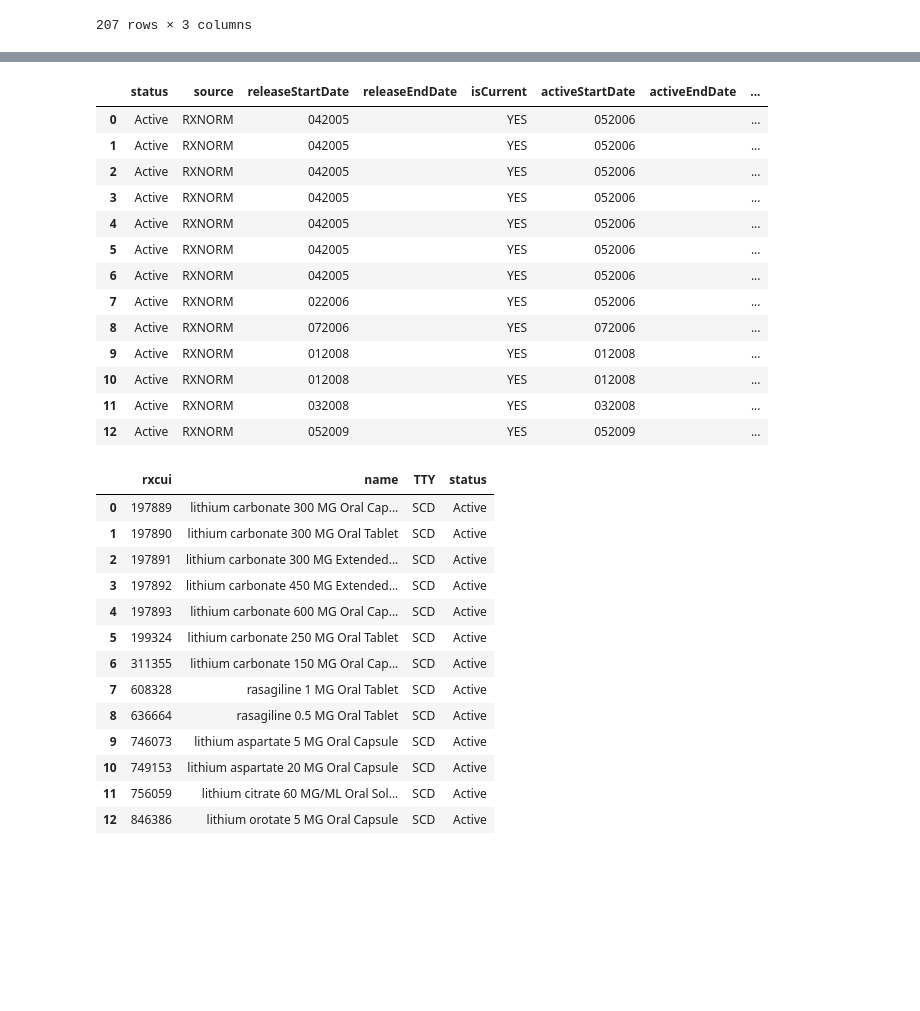
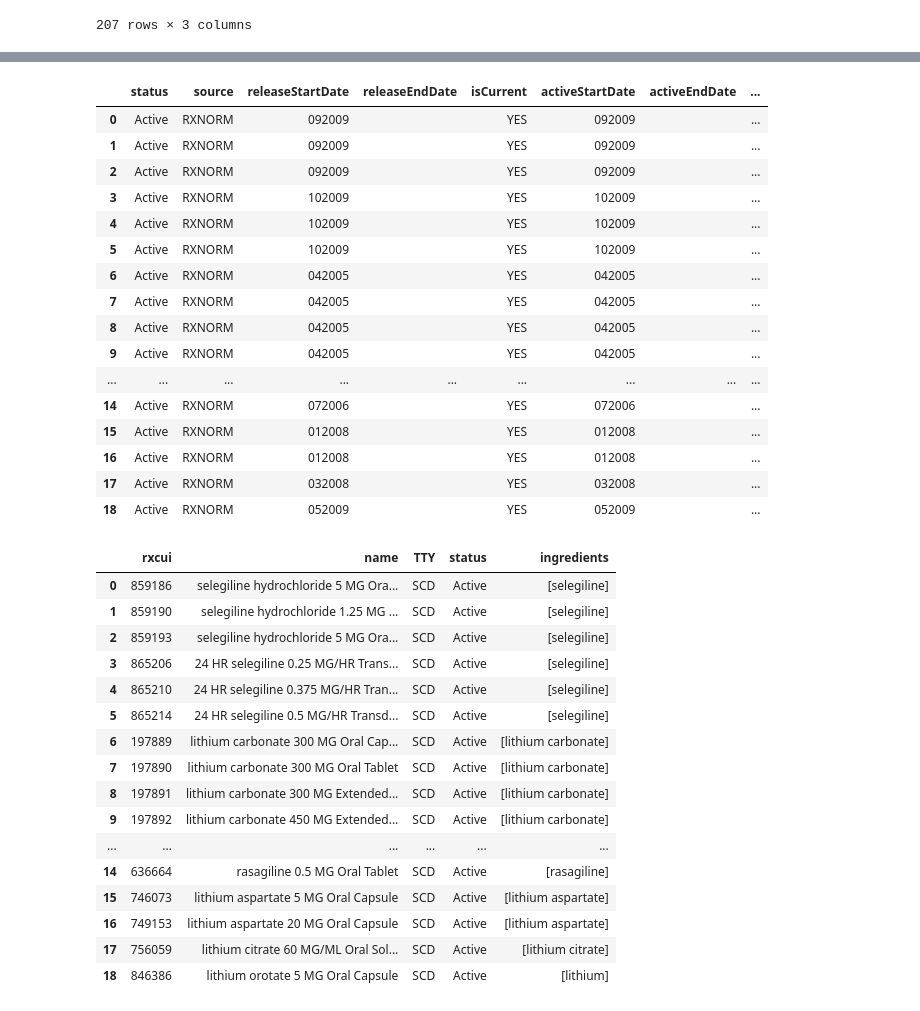
Before and after one commit to danielhmendoza01/Automatic_Code_Sets, a Jupyter notebook: RxNorm/Antidepressant/antidepressant.ipynb, the cells around one changed output, grey strips where cells are left out. Drawn from its saved outputs; the diff is of its cells as text; code cells hidden in the pictures; blank space fills up the shorter version.

Commit message:
output with updated ingredient/No more nonopioid

```diff
--- a/RxNorm/Antidepressant/antidepressant.ipynb
+++ b/RxNorm/Antidepressant/antidepressant.ipynb
@@ -112,3 +112,14 @@ df_list
 | 205 | 1439840 | vortioxetine 15 MG Oral Tablet | SCD |
 | 206 | 1298803 | maprotiline hydrochloride 10 MG O... | SCD |
 207 rows × 3 columns
+# %%
+df_list["ingredients"] = None
+for i, row in df_list.iterrows():
+    try:
+        df_active_ing = query_self(str(df_list.loc[i, "rxcui"]))
+        df_list.at[i, 'ingredients'] = list(df_active_ing['name'])
+    except AttributeError:
+        continue
+# %%
+df_list['ingredients'] = df_list['ingredients'].fillna('Obsolete Error')
+df_list
@@ -176,38 +206,44 @@ for code in absent_drugs['rxcui']:
 df_status
 # %% [output]
 |  | status | source | releaseStartDate | releaseEndDate | isCurrent | activeStartDate | activeEndDate | ... |
-| 0 | Active | RXNORM | 042005 |  | YES | 052006 |  | ... |
-| 1 | Active | RXNORM | 042005 |  | YES | 052006 |  | ... |
-| 2 | Active | RXNORM | 042005 |  | YES | 052006 |  | ... |
-| 3 | Active | RXNORM | 042005 |  | YES | 052006 |  | ... |
-| 4 | Active | RXNORM | 042005 |  | YES | 052006 |  | ... |
-| 5 | Active | RXNORM | 042005 |  | YES | 052006 |  | ... |
-| 6 | Active | RXNORM | 042005 |  | YES | 052006 |  | ... |
-| 7 | Active | RXNORM | 022006 |  | YES | 052006 |  | ... |
-| 8 | Active | RXNORM | 072006 |  | YES | 072006 |  | ... |
-| 9 | Active | RXNORM | 012008 |  | YES | 012008 |  | ... |
-| 10 | Active | RXNORM | 012008 |  | YES | 012008 |  | ... |
-| 11 | Active | RXNORM | 032008 |  | YES | 032008 |  | ... |
-| 12 | Active | RXNORM | 052009 |  | YES | 052009 |  | ... |
+| 0 | Active | RXNORM | 092009 |  | YES | 092009 |  | ... |
+| 1 | Active | RXNORM | 092009 |  | YES | 092009 |  | ... |
+| 2 | Active | RXNORM | 092009 |  | YES | 092009 |  | ... |
+| 3 | Active | RXNORM | 102009 |  | YES | 102009 |  | ... |
+| 4 | Active | RXNORM | 102009 |  | YES | 102009 |  | ... |
+| 5 | Active | RXNORM | 102009 |  | YES | 102009 |  | ... |
+| 6 | Active | RXNORM | 042005 |  | YES | 042005 |  | ... |
+| 7 | Active | RXNORM | 042005 |  | YES | 042005 |  | ... |
+| 8 | Active | RXNORM | 042005 |  | YES | 042005 |  | ... |
+| 9 | Active | RXNORM | 042005 |  | YES | 042005 |  | ... |
+| ... | ... | ... | ... | ... | ... | ... | ... | ... |
+| 14 | Active | RXNORM | 072006 |  | YES | 072006 |  | ... |
+| 15 | Active | RXNORM | 012008 |  | YES | 012008 |  | ... |
+| 16 | Active | RXNORM | 012008 |  | YES | 012008 |  | ... |
+| 17 | Active | RXNORM | 032008 |  | YES | 032008 |  | ... |
+| 18 | Active | RXNORM | 052009 |  | YES | 052009 |  | ... |
 # %%
 df_not_found = absent_drugs.merge(df_status, on='rxcui')
-df_not_found = df_not_found[['rxcui', 'name','TTY', 'status']]
+df_not_found = df_not_found[['rxcui', 'name','TTY', 'status',"ingredients"]]
 df_not_found
 # %% [output]
-|  | rxcui | name | TTY | status |
-| 0 | 197889 | lithium carbonate 300 MG Oral Cap... | SCD | Active |
-| 1 | 197890 | lithium carbonate 300 MG Oral Tablet | SCD | Active |
-| 2 | 197891 | lithium carbonate 300 MG Extended... | SCD | Active |
-| 3 | 197892 | lithium carbonate 450 MG Extended... | SCD | Active |
-| 4 | 197893 | lithium carbonate 600 MG Oral Cap... | SCD | Active |
-| 5 | 199324 | lithium carbonate 250 MG Oral Tablet | SCD | Active |
-| 6 | 311355 | lithium carbonate 150 MG Oral Cap... | SCD | Active |
-| 7 | 608328 | rasagiline 1 MG Oral Tablet | SCD | Active |
-| 8 | 636664 | rasagiline 0.5 MG Oral Tablet | SCD | Active |
-| 9 | 746073 | lithium aspartate 5 MG Oral Capsule | SCD | Active |
-| 10 | 749153 | lithium aspartate 20 MG Oral Capsule | SCD | Active |
-| 11 | 756059 | lithium citrate 60 MG/ML Oral Sol... | SCD | Active |
-| 12 | 846386 | lithium orotate 5 MG Oral Capsule | SCD | Active |
+|  | rxcui | name | TTY | status | ingredients |
+| 0 | 859186 | selegiline hydrochloride 5 MG Ora... | SCD | Active | [selegiline] |
+| 1 | 859190 | selegiline hydrochloride 1.25 MG ... | SCD | Active | [selegiline] |
+| 2 | 859193 | selegiline hydrochloride 5 MG Ora... | SCD | Active | [selegiline] |
+| 3 | 865206 | 24 HR selegiline 0.25 MG/HR Trans... | SCD | Active | [selegiline] |
+| 4 | 865210 | 24 HR selegiline 0.375 MG/HR Tran... | SCD | Active | [selegiline] |
+| 5 | 865214 | 24 HR selegiline 0.5 MG/HR Transd... | SCD | Active | [selegiline] |
+| 6 | 197889 | lithium carbonate 300 MG Oral Cap... | SCD | Active | [lithium carbonate] |
+| 7 | 197890 | lithium carbonate 300 MG Oral Tablet | SCD | Active | [lithium carbonate] |
+| 8 | 197891 | lithium carbonate 300 MG Extended... | SCD | Active | [lithium carbonate] |
+| 9 | 197892 | lithium carbonate 450 MG Extended... | SCD | Active | [lithium carbonate] |
+| ... | ... | ... | ... | ... | ... |
+| 14 | 636664 | rasagiline 0.5 MG Oral Tablet | SCD | Active | [rasagiline] |
+| 15 | 746073 | lithium aspartate 5 MG Oral Capsule | SCD | Active | [lithium aspartate] |
+| 16 | 749153 | lithium aspartate 20 MG Oral Capsule | SCD | Active | [lithium aspartate] |
+| 17 | 756059 | lithium citrate 60 MG/ML Oral Sol... | SCD | Active | [lithium citrate] |
+| 18 | 846386 | lithium orotate 5 MG Oral Capsule | SCD | Active | [lithium] |
 # %%
 df_active=df_not_found.loc[df_not_found['status']== 'Active'].reset_index(drop=True)
 df_obsolete = df_not_found.loc[df_not_found['status']== 'Obsolete'].reset_index(drop=True)
```
Also changed, not shown: parts of 6 cells of this notebook, 28 other files.
